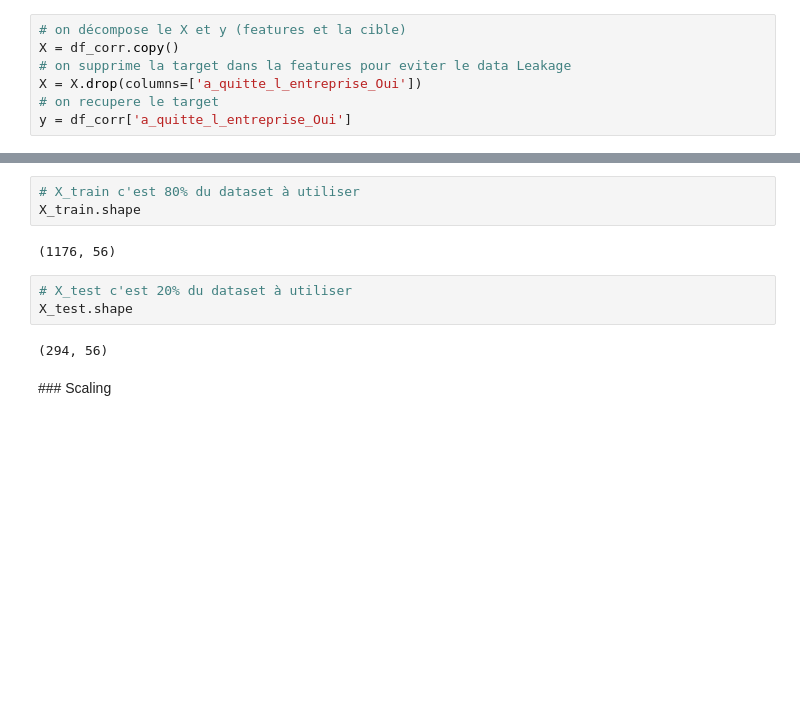
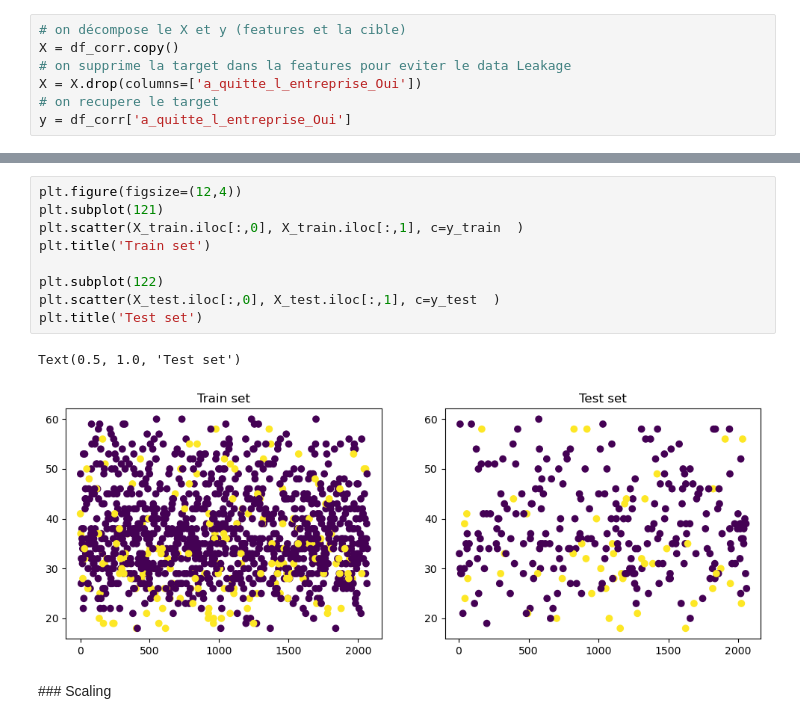
Before and after one commit to wad974/PROJET_4_IA_ENGINEER, a Jupyter notebook: notebook.ipynb, the cells around one changed output, grey strips where cells are left out. Cells and saved outputs as stored; diff of their text form; blank space fills up the shorter version.

```diff
--- a/notebook.ipynb
+++ b/notebook.ipynb
@@ -363,13 +381,15 @@ X_train, X_test, y_train, y_test = train_test_split(X, y, test_size=0.20, random
 # %%
-# X_train c'est 80% du dataset à utiliser
-X_train.shape
+plt.figure(figsize=(12,4))
+plt.subplot(121)
+plt.scatter(X_train.iloc[:,0], X_train.iloc[:,1], c=y_train  )
+plt.title('Train set')
+
+plt.subplot(122)
+plt.scatter(X_test.iloc[:,0], X_test.iloc[:,1], c=y_test  )
+plt.title('Test set')
 # %% [output]
-(1176, 56)
+Text(0.5, 1.0, 'Test set')
+[figure, added]
-# %%
-# X_test c'est 20% du dataset à utiliser
-X_test.shape
-# %% [output]
-(294, 56)
 # %% [markdown]
 ### Scaling
 # %%
```
Also changed, not shown: parts of 19 cells of this notebook.
